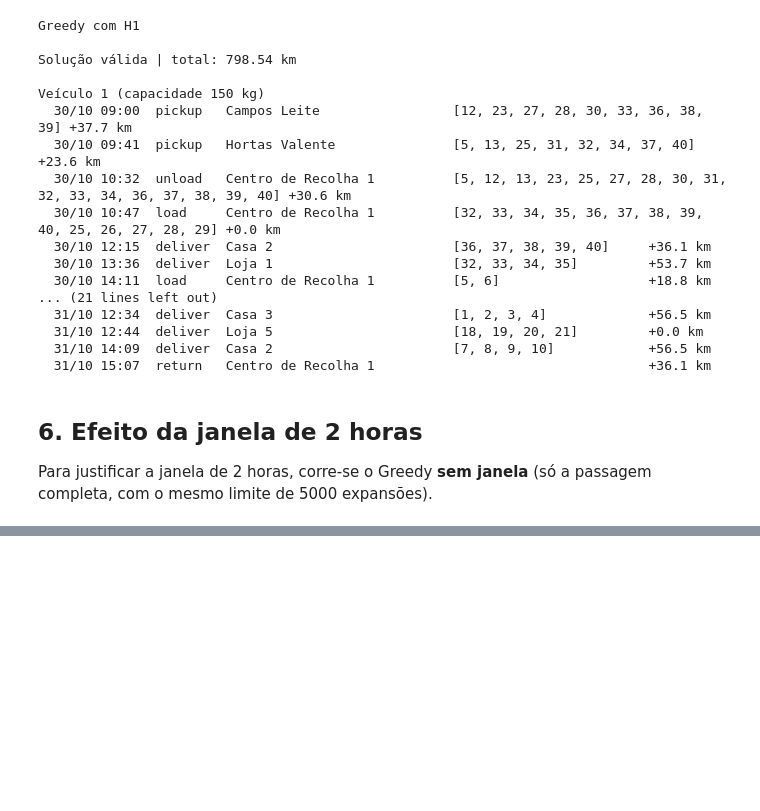
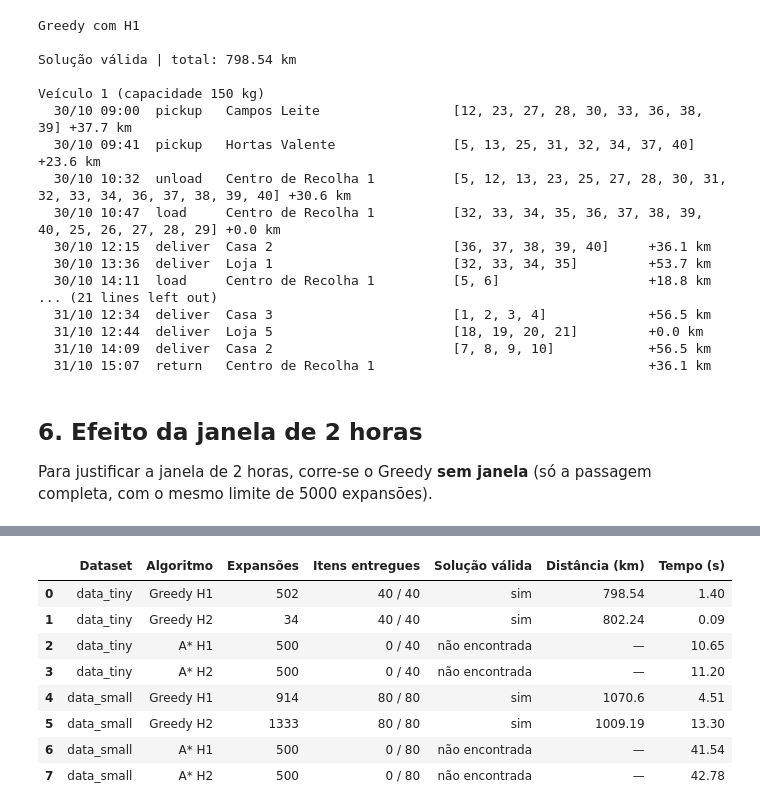
Before and after one commit to Davidsvf/IA26_TP_G05, a Jupyter notebook: notebooks/informed_search.ipynb, the cells around one changed output, grey strips where cells are left out. Drawn from its saved outputs; the diff is of its cells as text; code cells hidden in the pictures; blank space fills up the shorter version.

```diff
--- a/notebooks/informed_search.ipynb
+++ b/notebooks/informed_search.ipynb
@@ -208,0 +289,27 @@ pd.DataFrame(linhas)
+# %%
+linhas = []
+for nome, prob in problemas.items():
+    total_itens = len(prob.requests)
+    for _, r in resultados_greedy[resultados_greedy["Dataset"] == nome].iterrows():
+        linhas.append({"Dataset": nome, "Algoritmo": f"Greedy {r['Heurística']}",
+                       "Expansões": r["Nós expandidos"],
+                       "Itens entregues": f"{total_itens} / {total_itens}",
+                       "Solução válida": "sim", "Distância (km)": r["Distância (km)"],
+                       "Tempo (s)": r["Tempo (s)"]})
+    for _, r in resultados_astar[resultados_astar["Dataset"] == nome].iterrows():
+        linhas.append({"Dataset": nome, "Algoritmo": f"A* {r['Heurística']}",
+                       "Expansões": r["Expandidos"],
+                       "Itens entregues": f"{r['Mais avançado: entregues']} / {total_itens}",
+                       "Solução válida": "não encontrada", "Distância (km)": "—",
+                       "Tempo (s)": r["Tempo (s)"]})
+pd.DataFrame(linhas)
+# %% [output]
+|  | Dataset | Algoritmo | Expansões | Itens entregues | Solução válida | Distância (km) | Tempo (s) |
+| 0 | data_tiny | Greedy H1 | 502 | 40 / 40 | sim | 798.54 | 1.40 |
+| 1 | data_tiny | Greedy H2 | 34 | 40 / 40 | sim | 802.24 | 0.09 |
+| 2 | data_tiny | A* H1 | 500 | 0 / 40 | não encontrada | — | 10.65 |
+| 3 | data_tiny | A* H2 | 500 | 0 / 40 | não encontrada | — | 11.20 |
+| 4 | data_small | Greedy H1 | 914 | 80 / 80 | sim | 1070.6 | 4.51 |
+| 5 | data_small | Greedy H2 | 1333 | 80 / 80 | sim | 1009.19 | 13.30 |
+| 6 | data_small | A* H1 | 500 | 0 / 80 | não encontrada | — | 41.54 |
+| 7 | data_small | A* H2 | 500 | 0 / 80 | não encontrada | — | 42.78 |
```
Also changed, not shown: parts of 8 cells of this notebook, 9 other files.
